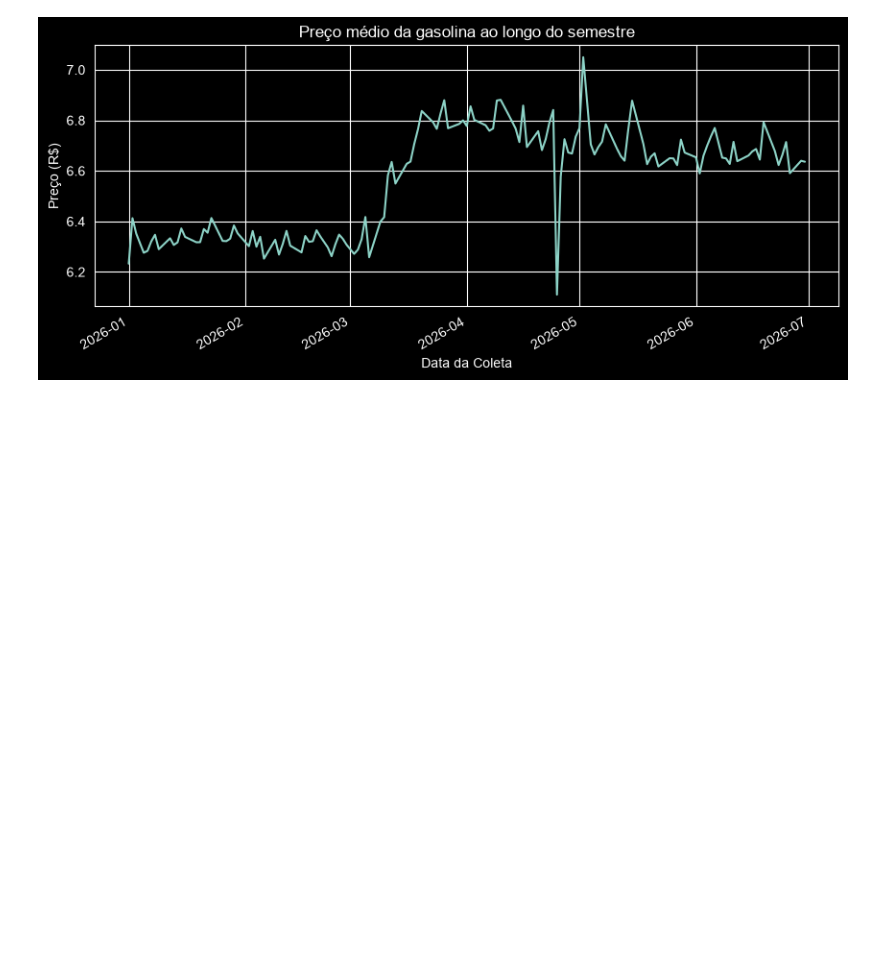
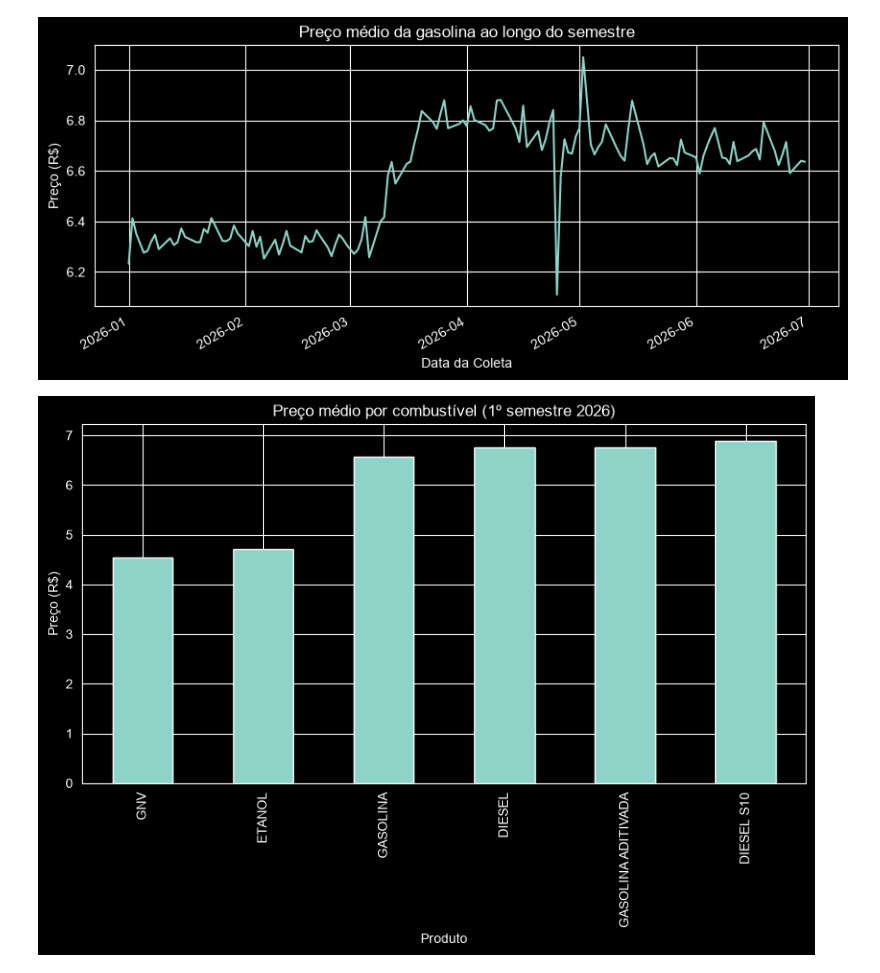
Before and after one commit to kadual10/analise-combustiveis, a Jupyter notebook: notebooks/analise.ipynb, the cells around one changed output. Saved outputs shown, nothing was run; the diff lists cells and outputs as text; code cells hidden in the pictures; blank space fills up the shorter version.

```diff
--- a/notebooks/analise.ipynb
+++ b/notebooks/analise.ipynb
@@ -92,3 +92,13 @@ ax = gasolina.groupby("Data da Coleta")["Valor de Venda"].mean().plot(
 ax.figure.savefig("../imagens/gasolina_semestre.png", dpi=150, bbox_inches="tight")
 # %% [output]
 [figure]
+# %%
+ax = df.groupby("Produto")["Valor de Venda"].mean().sort_values().plot(
+    kind="bar",
+    figsize=(10, 5),
+    title="Preço médio por combustível (1º semestre 2026)",
+    ylabel="Preço (R$)"
+)
+ax.figure.savefig("../imagens/preco_por_combustivel.png", dpi=150, bbox_inches="tight")
+# %% [output]
+[figure, added]
```
Also changed, not shown: 1 other file.
